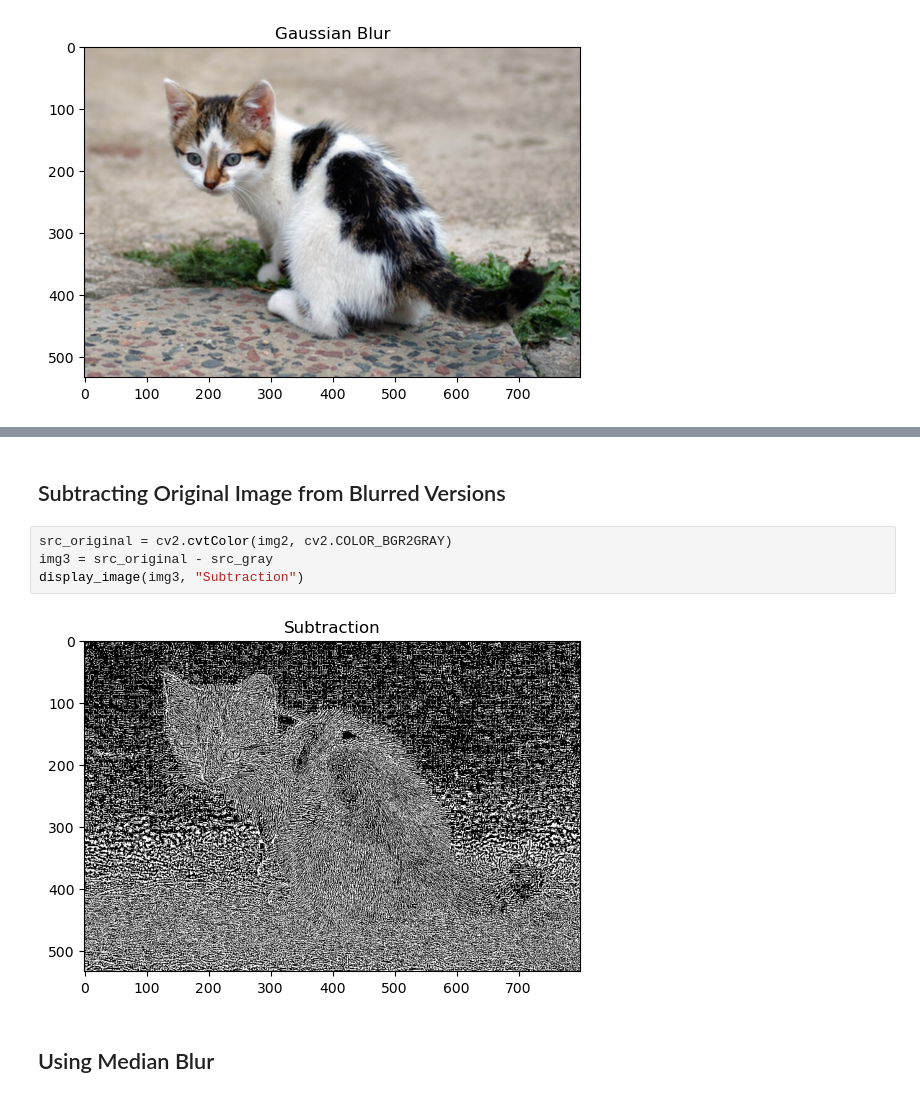
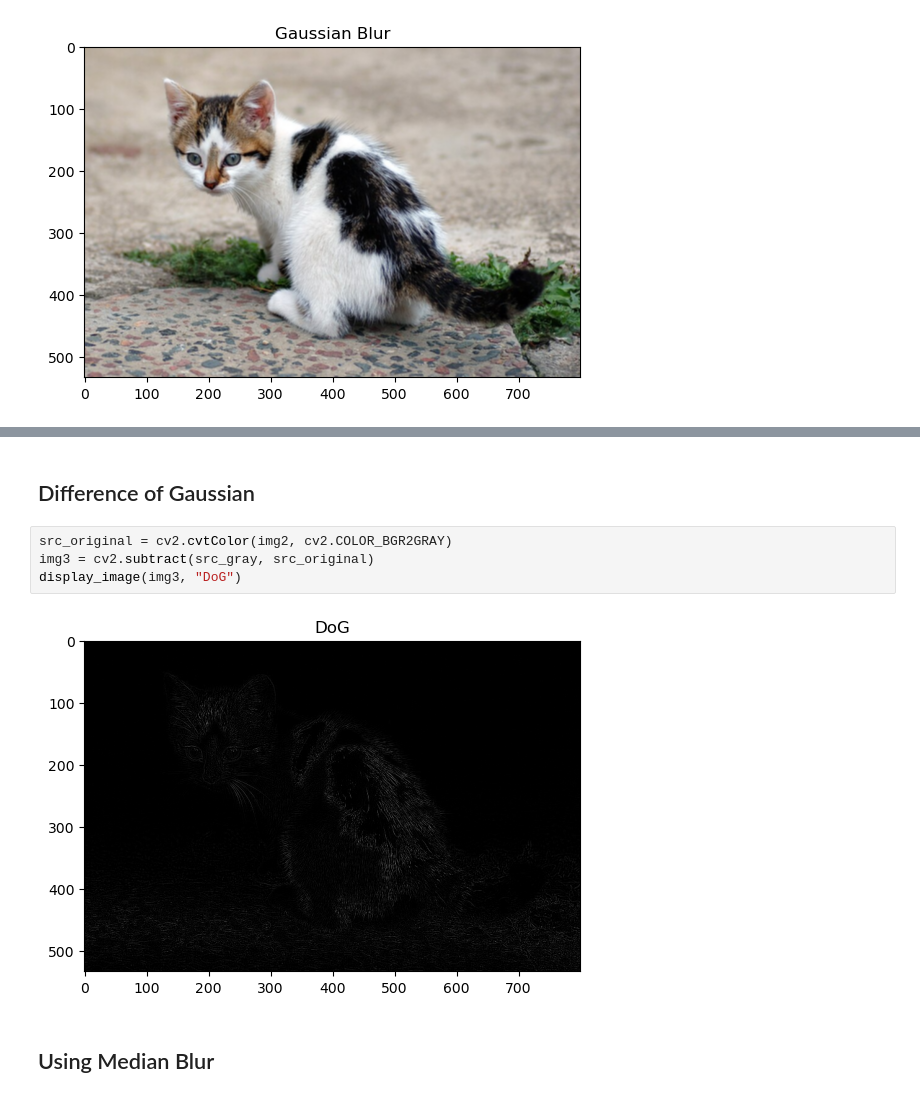
Before and after one commit to JasonIngham24/ComputerVision_HomeLabs, a Jupyter notebook: Practical 2/practical02_2.ipynb, the cells around one changed output, grey strips where cells are left out. Drawn from its saved outputs; the diff is of its cells as text.

Commit message:
Added Difference of Gaussian Filter

```diff
--- a/Practical 2/practical02_2.ipynb
+++ b/Practical 2/practical02_2.ipynb
@@ -64,11 +64,11 @@ display_image(src_gray, "Grayscale ")
 # %% [markdown]
-## Subtracting Original Image from Blurred Versions
+## Difference of Gaussian
 # %%
 src_original = cv2.cvtColor(img2, cv2.COLOR_BGR2GRAY)
-img3 = src_original - src_gray
-display_image(img3, "Subtraction")
+img3 = cv2.subtract(src_gray, src_original)
+display_image(img3, "DoG")
 # %% [output]
-[figure, old version]
+[figure, new version]
 # %% [markdown]
 ## Using Median Blur
 # %%
```
Also changed, not shown: parts of 3 cells of this notebook.
